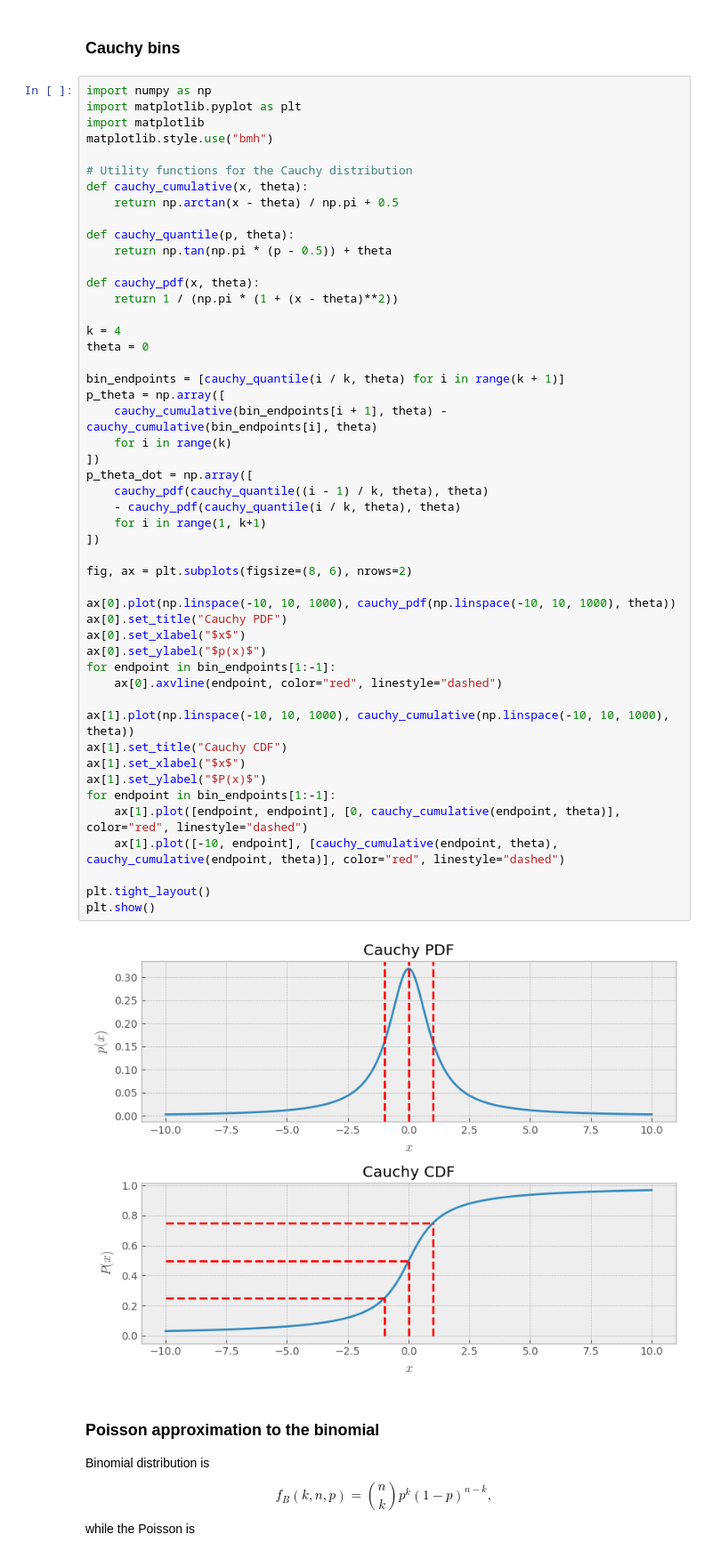
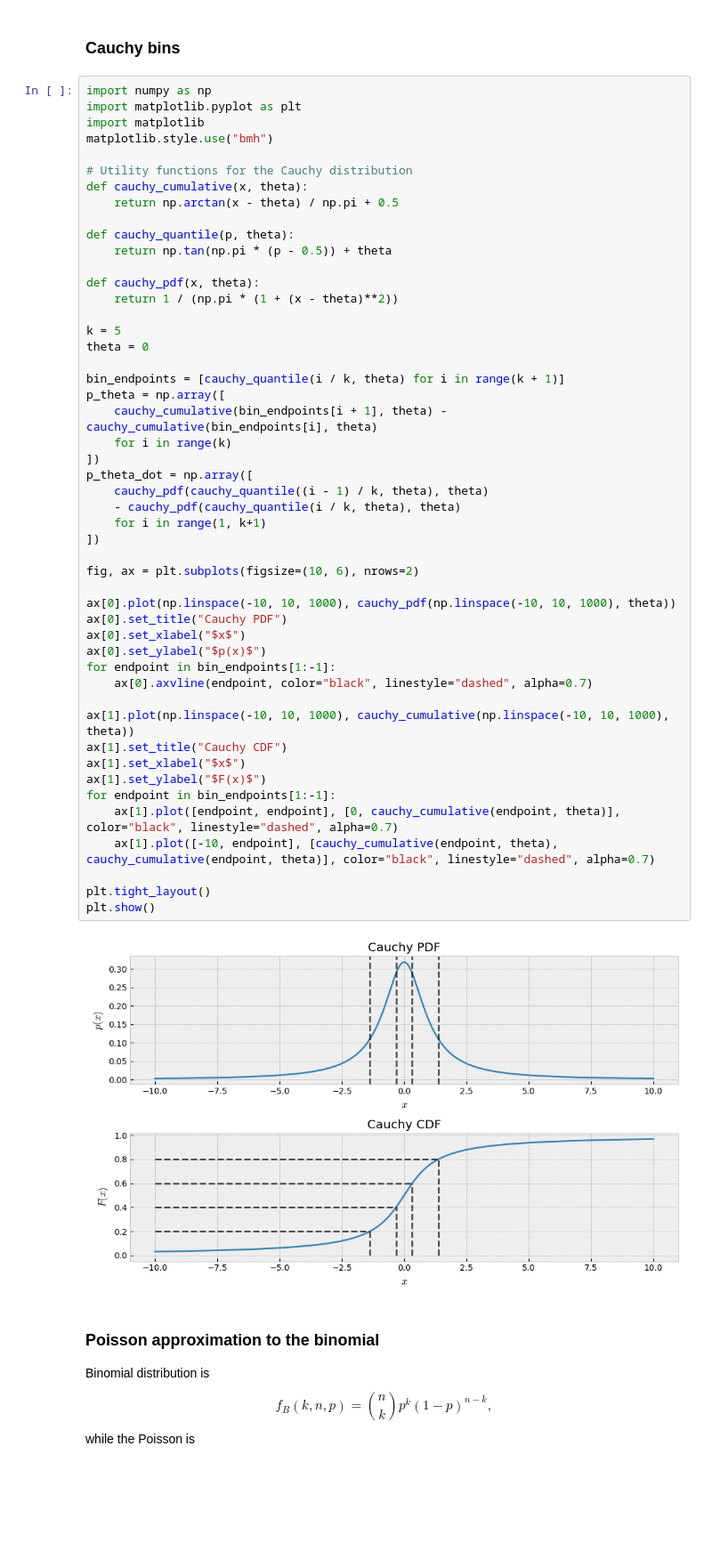
Before and after one commit to MatejVe/locally_efficient_differential_privacy, a Jupyter notebook: thesis_visualization.ipynb, the cells around one changed output. Shown at 89% size. Cells and saved outputs as stored; diff of their text form; blank space fills up the shorter version.

```diff
--- a/thesis_visualization.ipynb
+++ b/thesis_visualization.ipynb
@@ -312,41 +312,41 @@ def cauchy_quantile(p, theta):
 def cauchy_pdf(x, theta):
     return 1 / (np.pi * (1 + (x - theta)**2))
 
-k = 4
+k = 5
 theta = 0
 
 bin_endpoints = [cauchy_quantile(i / k, theta) for i in range(k + 1)]
 p_theta = np.array([
     cauchy_cumulative(bin_endpoints[i + 1], theta) - cauchy_cumulative(bin_endpoints[i], theta)
     for i in range(k)
 ])
 p_theta_dot = np.array([
     cauchy_pdf(cauchy_quantile((i - 1) / k, theta), theta)
     - cauchy_pdf(cauchy_quantile(i / k, theta), theta)
     for i in range(1, k+1)
 ])
 
-fig, ax = plt.subplots(figsize=(8, 6), nrows=2)
+fig, ax = plt.subplots(figsize=(10, 6), nrows=2)
 
 ax[0].plot(np.linspace(-10, 10, 1000), cauchy_pdf(np.linspace(-10, 10, 1000), theta))
 ax[0].set_title("Cauchy PDF")
 ax[0].set_xlabel("$x$")
 ax[0].set_ylabel("$p(x)$")
 for endpoint in bin_endpoints[1:-1]:
-    ax[0].axvline(endpoint, color="red", linestyle="dashed")
+    ax[0].axvline(endpoint, color="black", linestyle="dashed", alpha=0.7)
 
 ax[1].plot(np.linspace(-10, 10, 1000), cauchy_cumulative(np.linspace(-10, 10, 1000), theta))
 ax[1].set_title("Cauchy CDF")
 ax[1].set_xlabel("$x$")
-ax[1].set_ylabel("$P(x)$")
+ax[1].set_ylabel("$F(x)$")
 for endpoint in bin_endpoints[1:-1]:
-    ax[1].plot([endpoint, endpoint], [0, cauchy_cumulative(endpoint, theta)], color="red", linestyle="dashed")
-    ax[1].plot([-10, endpoint], [cauchy_cumulative(endpoint, theta), cauchy_cumulative(endpoint, theta)], color="red", linestyle="dashed")
+    ax[1].plot([endpoint, endpoint], [0, cauchy_cumulative(endpoint, theta)], color="black", linestyle="dashed", alpha=0.7)
+    ax[1].plot([-10, endpoint], [cauchy_cumulative(endpoint, theta), cauchy_cumulative(endpoint, theta)], color="black", linestyle="dashed", alpha=0.7)
 
 plt.tight_layout()
 plt.show()
 # %% [output]
-[figure, old version]
+[figure, new version]
 # %% [markdown]
 ### Poisson approximation to the binomial
 
```
Also changed, not shown: parts of 4 cells of this notebook, 32 other files.
